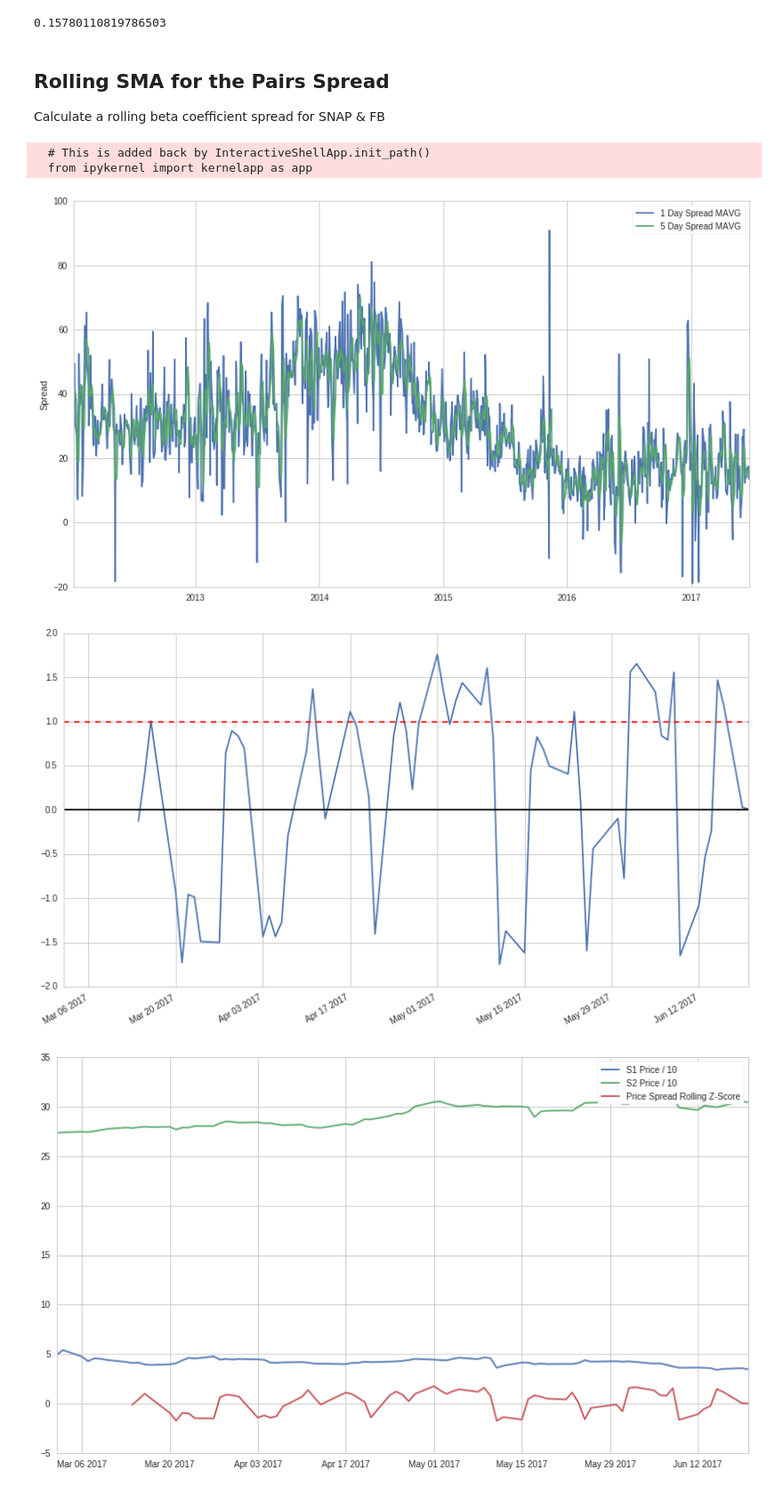
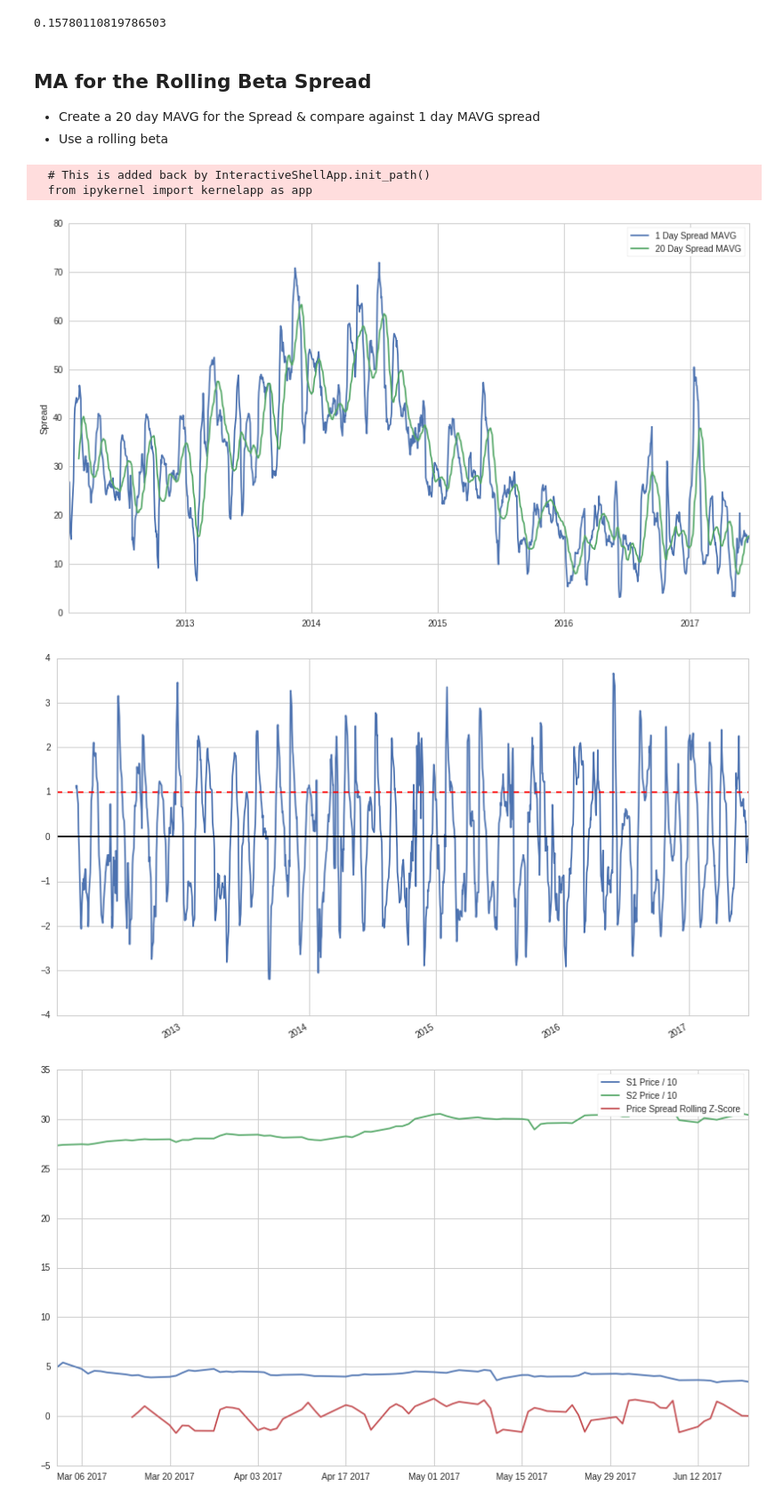
Before and after one commit to blackmarkt/MFE, a Jupyter notebook: Oil_Sector_ETF_Pairs_Trade_Research.ipynb, the cells around one changed output. Shown at 89% size. Drawn from its saved outputs; the diff is of its cells as text; code cells hidden in the pictures.

```diff
--- a/Oil_Sector_ETF_Pairs_Trade_Research.ipynb
+++ b/Oil_Sector_ETF_Pairs_Trade_Research.ipynb
@@ -128,17 +128,18 @@ plt.legend(['Spread', 'Mean'])
 S1_pct.corr(S2_pct)
 # %% [output]
 0.15780110819786503
-# %% [markdown]
-## Rolling SMA for the Pairs Spread
-
-Calculate a rolling beta coefficient spread for SNAP & FB
+# %% [markdown]
+## MA for the Rolling Beta Spread
+
+- Create a 20 day MAVG for the Spread & compare against 1 day MAVG spread
+- Use a rolling beta
 # %%
 # S1 = get_pricing('SNAP', start_date=start, end_date=end, frequency='daily')['price']
 # S2 = get_pricing('FB', start_date=start, end_date=end, frequency='daily')['price']
 
 # Get the spread between 2 stocks
 # Calculate the rolling beta coefficient
-rolling_beta = pd.ols(y=S1, x=S2, window_type='rolling', window=5)
+rolling_beta = pd.ols(y=S1, x=S2, window_type='rolling', window=20)
 spread = S2 - rolling_beta.beta['x']*S1
 spread.name = 'spread'
 
@@ -147,32 +148,32 @@ spread_mavg1 = pd.rolling_mean(spread, window=1)
 spread_mavg1.name = 'spread 1d mavg'
 
 # Get the 5 day MA
-spread_mavg5 = pd.rolling_mean(spread, window=5)
-spread_mavg5.name = 'spread 5d mavg'
+spread_mavg20 = pd.rolling_mean(spread, window=20)
+spread_mavg20.name = 'spread 20d mavg'
 
 plt.plot(spread_mavg1.index, spread_mavg1.values)
-plt.plot(spread_mavg5.index, spread_mavg5.values)
+plt.plot(spread_mavg20.index, spread_mavg20.values)
 
-plt.legend(['1 Day Spread MAVG', '5 Day Spread MAVG'])
+plt.legend(['1 Day Spread MAVG', '20 Day Spread MAVG'])
 
 plt.ylabel('Spread');
 # %% [output]
   # This is added back by InteractiveShellApp.init_path()
   from ipykernel import kernelapp as app
-[figure, old version]
+[figure, new version]
 # %%
-# Take a rolling 30 day STD
-std_5 = pd.rolling_std(spread, window=5)
-std_5.name = 'std_5d'
+# Take a rolling 20 day STD
+std_20 = pd.rolling_std(spread, window=20)
+std_20.name = 'std_2d'
 
 # Compute the z score for each day
-zscore_5_1 = (spread_mavg1 - spread_mavg5)/std_5
-zscore_5_1.name = 'z-score'
-zscore_5_1.plot()
+zscore_20_1 = (spread_mavg1 - spread_mavg20)/std_20
+zscore_20_1.name = 'z-score'
+zscore_20_1.plot()
 plt.axhline(0, color='black')
 plt.axhline(1.0, color='red', ls='--');
 # %% [output]
-[figure, old version]
+[figure, new version]
 # %%
 # Plot the prices scaled down along wtih the negative z-score
 # just divide the stock prices by 5 to make viewable
```
Also changed, not shown: parts of 1 cell of this notebook.
